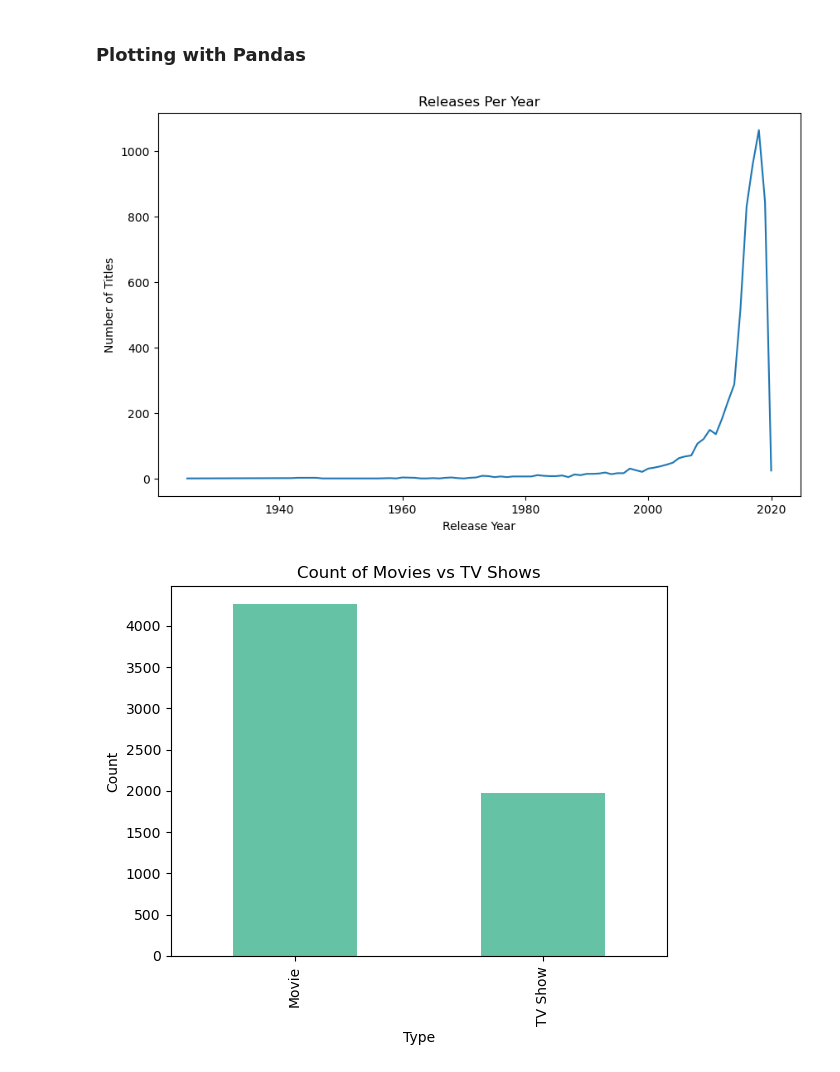
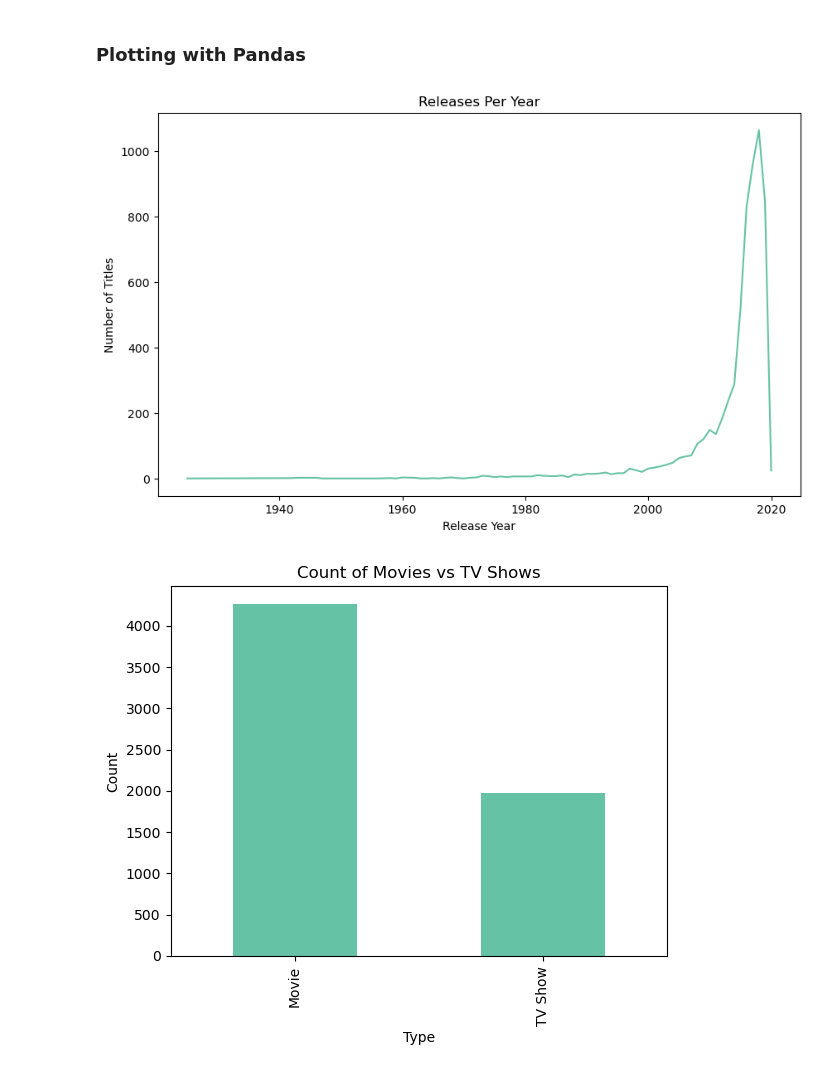
Before and after one commit to Ambily313/Netflix-Data-Exploration-Visualization, a Jupyter notebook: netflix.ipynb, the cells around one changed output. Saved outputs shown, nothing was run; the diff lists cells and outputs as text; code cells hidden in the pictures.

```diff
--- a/netflix.ipynb
+++ b/netflix.ipynb
@@ -490,12 +490,12 @@ Name: release_year, dtype: float64
 ###  Plotting with Pandas
 # %%
 # Plot number of releases per year (line plot).
-df['release_year'].value_counts().sort_index().plot(kind='line',figsize=(10,6),title='Releases Per Year')
+df['release_year'].value_counts().sort_index().plot(kind='line',figsize=(10,6),title='Releases Per Year',colormap='Set2')
 plt.xlabel("Release Year")
 plt.ylabel("Number of Titles")
 plt.show()
 # %% [output]
-[figure, old version]
+[figure, new version]
 # %%
 # Bar chart: count of Movies vs TV Shows.
 
```
Also changed, not shown: parts of 5 cells of this notebook.
